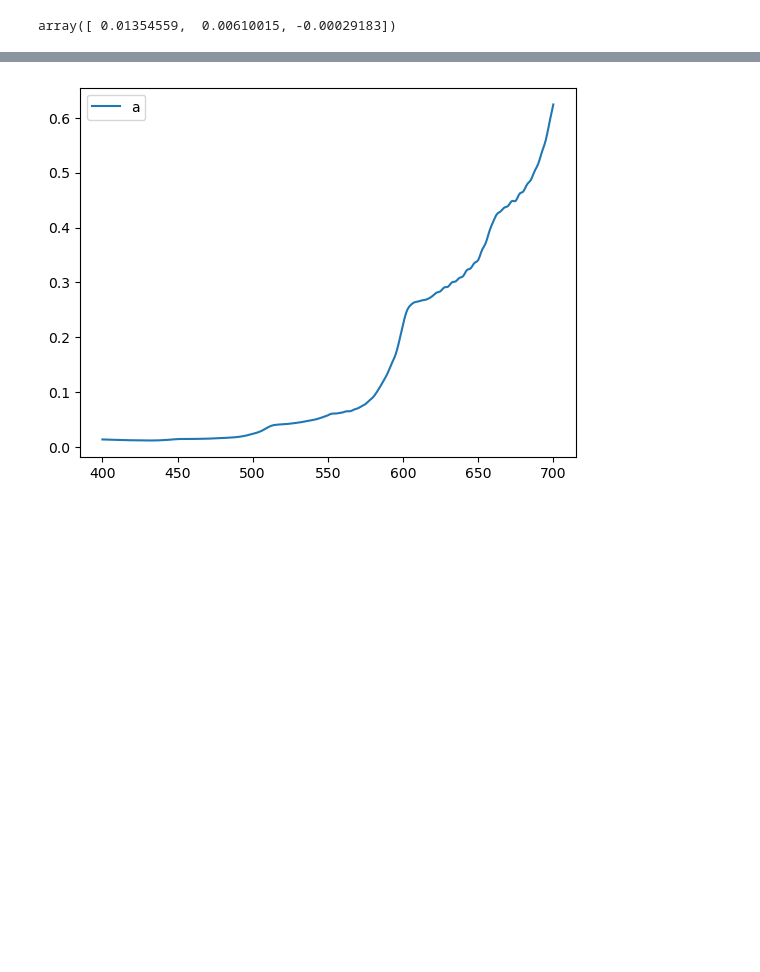
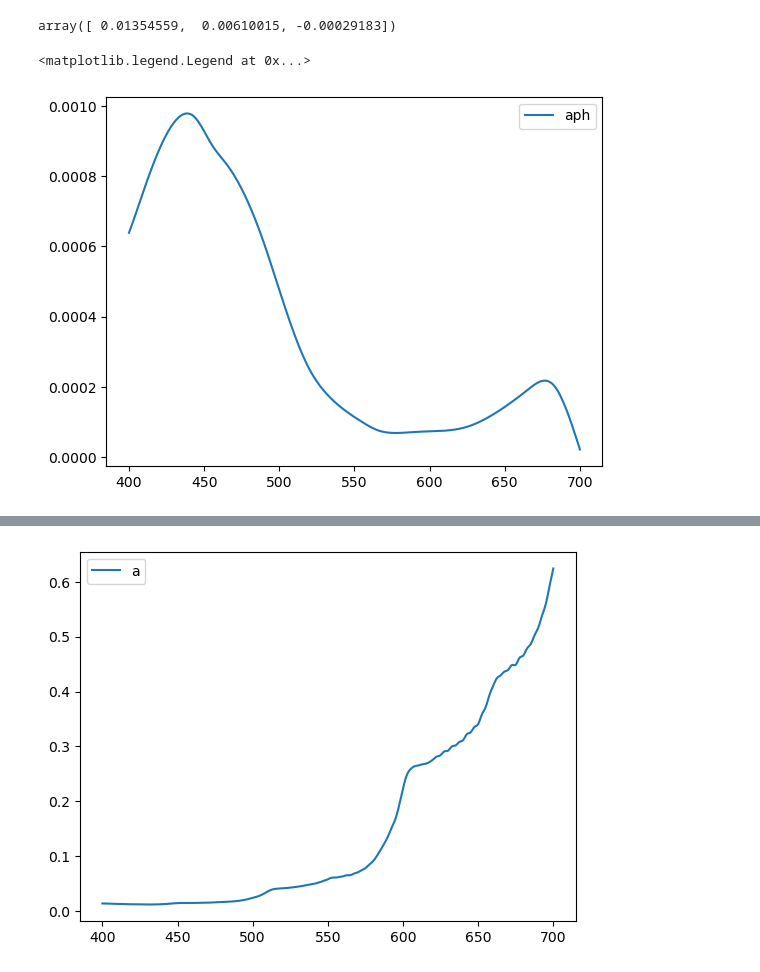
Before and after one commit to aewindle110/PCC_retrievals, a Jupyter notebook: Kramer_hyperRrs.ipynb, the cells around one changed output, grey strips where cells are left out. Saved outputs shown, nothing was run; the diff lists cells and outputs as text; code cells hidden in the pictures; blank space fills up the shorter version.

```diff
--- a/Kramer_hyperRrs.ipynb
+++ b/Kramer_hyperRrs.ipynb
@@ -396,3 +322,9 @@ Optimization terminated successfully.
 IOPs #inital guess: ([0.02, 0.01, 0.0029])
 # %% [output]
 array([ 0.01354559,  0.00610015, -0.00029183])
+# %%
+plt.plot(wave, IOPs[0] * aphstar, label='aph')
+plt.legend()
+# %% [output]
+<matplotlib.legend.Legend at 0x...>
+[figure, added]
```
Also changed, not shown: parts of 17 cells of this notebook.
